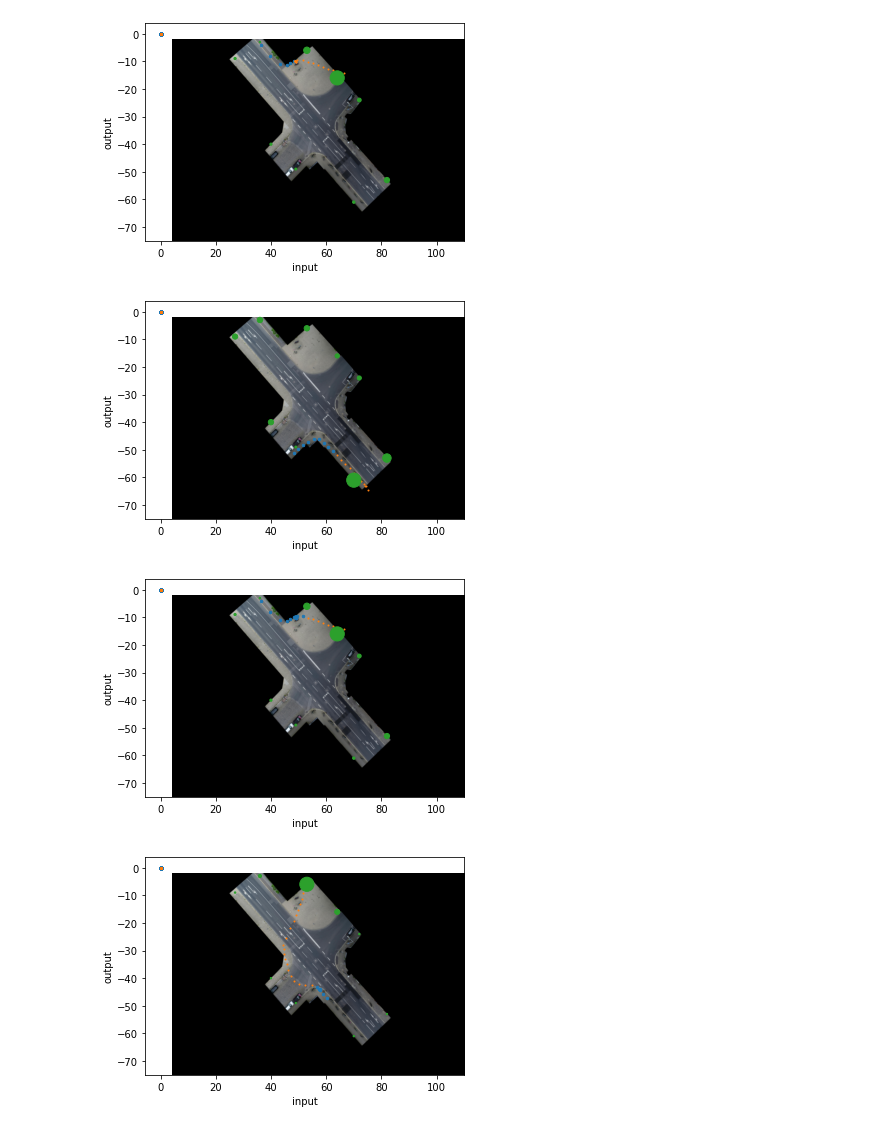
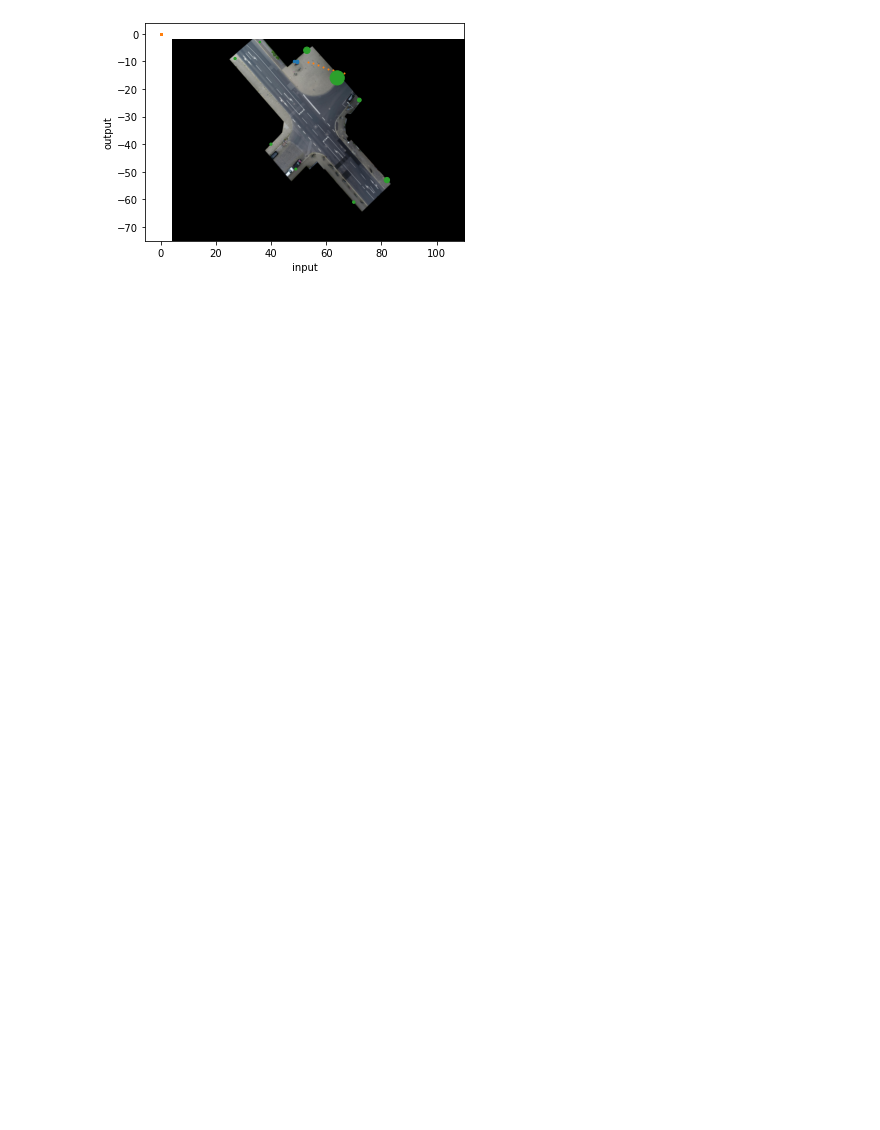
Before and after one commit to gitBram/vru_path_prediction, a Jupyter notebook: main_notebook.ipynb, the cells around one changed output. Cells and saved outputs as stored; diff of their text form; code cells hidden in the pictures; blank space fills up the shorter version.

```diff
--- a/main_notebook.ipynb
+++ b/main_notebook.ipynb
@@ -149,0 +121,16 @@ Epoch 00050: val_loss did not improve from 0.00942
+# %%
+''' time for some model training '''
+# BASIC TRAINER
+my_trainer = DLTrainer(max_epochs=MAX_EPOCHS, patience=PATIENCE)
+my_trainer.LSTM_one_shot_predictor_named_i(my_ds, LSTM_LAYER_SIZE, DENSE_LAYER_SIZE,
+NUM_LSTM_LAYERS, NUM_DENSE_LAYERS, extra_features=["all_destinations"], var_time_len=VARIABLE_INPUT_LENGTH)
+
+save_path = "data/model_weights/checkpoints/cp_test/cp4.ckpt"
+
+# cp5 contains with none axis
+try:
+    # first do one epoch of training in order to initialize weights
+    my_trainer.compile_and_fit(my_ds, 'data/model_weights/checkpoints/bin/test_cp1.ckpt', test_fit=True)
+    my_trainer.load_weights(save_path)
+except:
+    my_trainer.compile_and_fit(my_ds, save_path)
@@ -179,17 +185,14 @@ assembled_output, destination_list, dest_prob_dict = my_predictor.predict_to_des
 # %%
-for i in range(5):
+for i in range(1):
     fig1, ax1 = plt.subplots()
-    scene_data.plot_on_image([nxt_sc[0]["input_labels"][i], nxt_sc[0]["labels"][i]],
+    scene_data.plot_on_image([nxt_sc[0]["in_xy"][i], nxt_sc[0]["labels"][i]],
     save_path='data/images/final_notebook/example_prediction.png', ms = [6, 1], ax=ax1,
     col_num_dicts=[my_ds.generalised_in_dict,my_ds.generalised_out_dict], axes_labels=["input", "output"])
 
     dest_locs = nxt_sc[0]["all_destinations"][i][:, 0:2]
     dest_probs = nxt_sc[0]["all_destinations"][i][:, 2:3]
 
     scene_data.plot_dest_probs(dest_locs, dest_probs, 2, 200,
     ax = ax1)
 # %% [output]
-[figure, old version]
+[figure, new version]
-[figure, removed]
-[figure, removed]
-[figure, removed]
```
Also changed, not shown: parts of 5 cells of this notebook, 8 other files.
